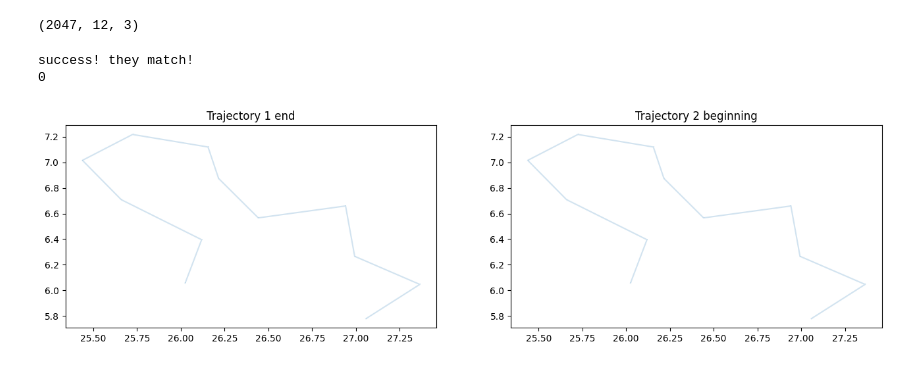
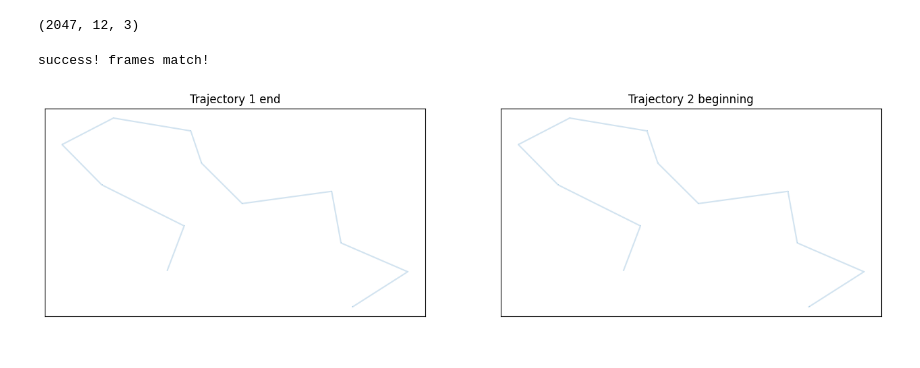
Before and after one commit to ingcoder/ML-MD, a Jupyter notebook: trajectory/baseline-model.ipynb, the cells around one changed output. Cells and saved outputs as stored; diff of their text form; code cells hidden in the pictures.

```diff
--- a/trajectory/baseline-model.ipynb
+++ b/trajectory/baseline-model.ipynb
@@ -43,28 +67,27 @@ valid_labels = labels[1637:]
 # %% [output]
 (2047, 12, 3)
 # %%
+# mean squared error loss function. Helper function to test that frame 1 in training set matches frame 0 in label set.
 def mse(y, yhat):
     return np.mean((yhat - y) ** 2)
+
+if mse(features[1], labels[0]) == 0:
+    print("success! frames match!")
+else:
+    print(mse(features[1], labels[0]))
+
+fig, axs = plt.subplots(ncols=2, nrows=1, squeeze=True, figsize=(16, 4))
+axs[0].set_title("Trajectory 1 end")
+axs[1].set_title("Trajectory 2 beginning")
+
+for i in range(0, 1, 1):
+    axs[0].plot(features[i, :, 0], features[i, :, 1], ",-", alpha=0.2)
+    axs[1].plot(labels[i, :, 0], labels[i, :, 1], ",-", alpha=0.2)
+for i in range(2):
+    axs[i].set_xticks([])
+    axs[i].set_yticks([])
+# %% [output]
+success! frames match!
+[figure, added]
-# %%
-if mse(features[1], labels[0]) == 0:
-    print("success! they match!")
-else:
-    print(mse(features[1], labels[0]))
-
-fig, axs = plt.subplots(ncols=2, nrows=1, squeeze=True, figsize=(16, 4))
-axs[0].set_title("Trajectory 1 end")
-axs[1].set_title("Trajectory 2 beginning")
-
-for i in range(0, 1, 16):
-    print(i)
-    axs[0].plot(features[i, :, 0], features[i, :, 1], ",-", alpha=0.2)
-    axs[1].plot(labels[i, :, 0], labels[i, :, 1], ",-", alpha=0.2)
-# for i in range(2):
-#     axs[i].set_xticks([])
-#     axs[i].set_yticks([])
-# %% [output]
-success! they match!
-0
-[figure, removed]
 # %%
 # create baseline model
```
Also changed, not shown: parts of 8 cells of this notebook.
